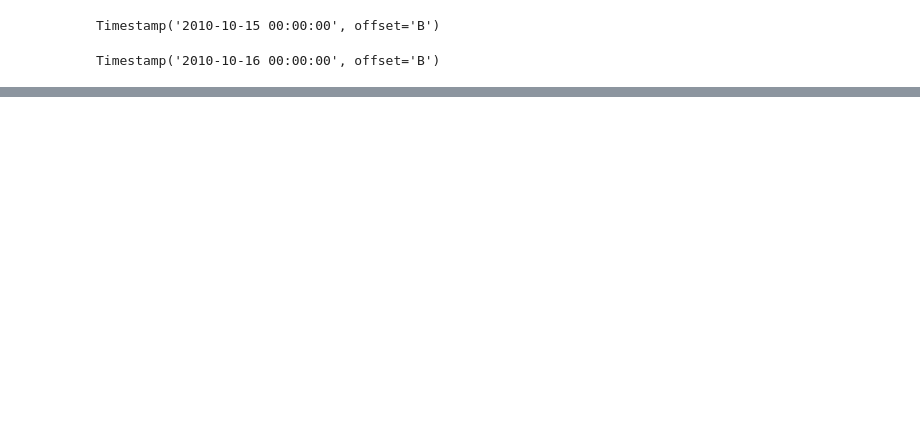
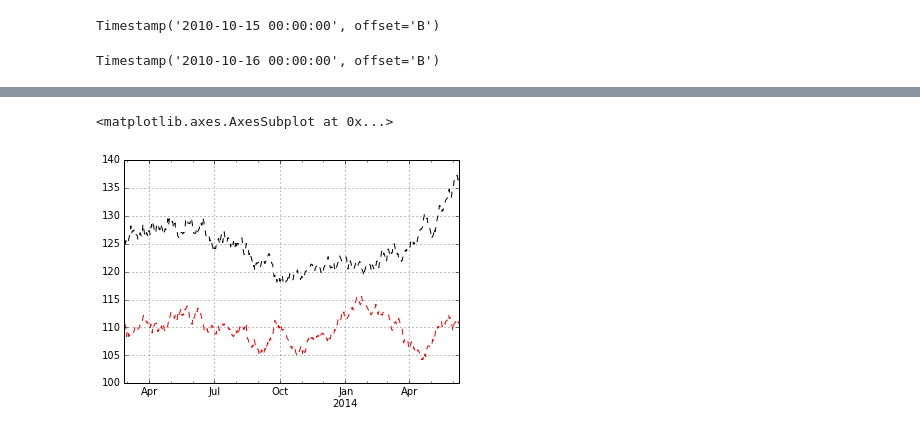
Before and after one commit to ferrandonea/learnpython, a Jupyter notebook: pandas/concatenardataframes.ipynb, the cells around one changed output, grey strips where cells are left out. Saved outputs shown, nothing was run; the diff lists cells and outputs as text; code cells hidden in the pictures; blank space fills up the shorter version.

```diff
--- a/pandas/concatenardataframes.ipynb
+++ b/pandas/concatenardataframes.ipynb
@@ -147,0 +183,4 @@ data_mean.plot()
+# %%
+NuevaFecha = y.index.max()+BDay(1)
+Hoy = datetime.datetime.now()
+NuevaFecha, Hoy
@@ -147,0 +190,16 @@ data_mean.plot()
+# %%
+dates = pd.date_range(NuevaFecha, Hoy)
+T = (dates.max()-dates.min()).days / 365
+N = dates.size
+start_price = y.iloc[-1]
+y3 = pd.Series(
+    geometric_brownian_motion(T, N, sigma=0.1, S0=start_price), index=dates)
+y3.plot(color='red', linestyle='dashed')
+
+start_price = y2.iloc[-1]
+y4 = pd.Series(
+    geometric_brownian_motion(T, N, sigma=0.1, S0=start_price), index=dates)
+y4.plot(color='black', linestyle='dashed')
+# %% [output]
+<matplotlib.axes.AxesSubplot at 0x...>
+[figure, added]
```
Also changed, not shown: parts of 15 cells of this notebook.
